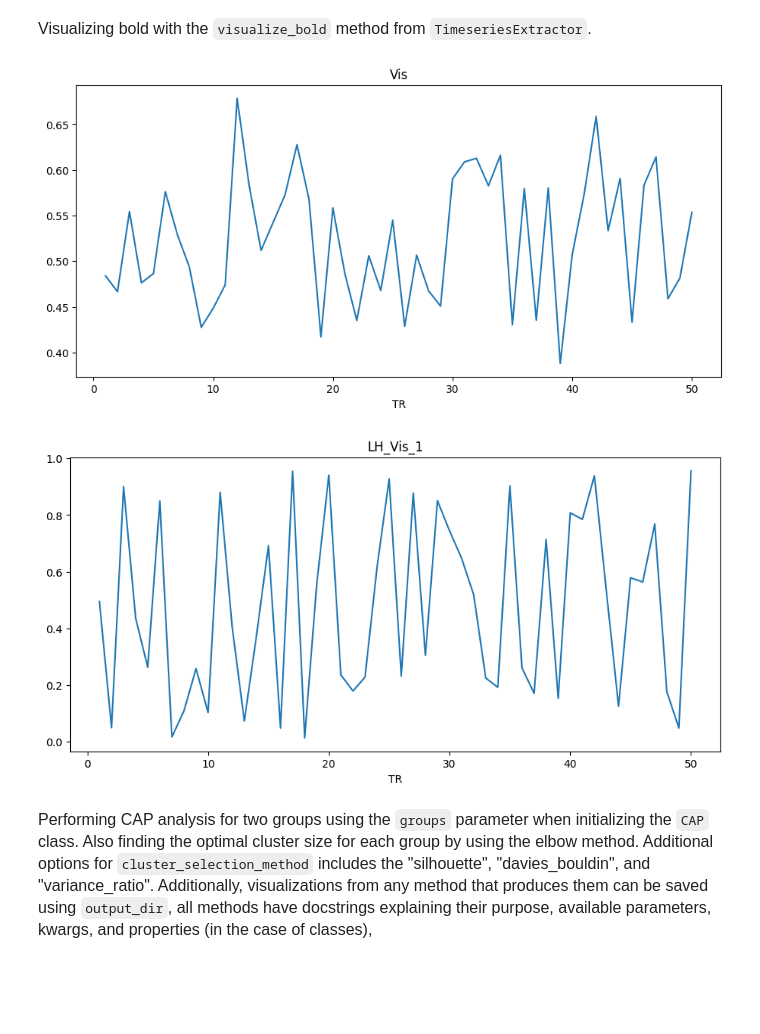
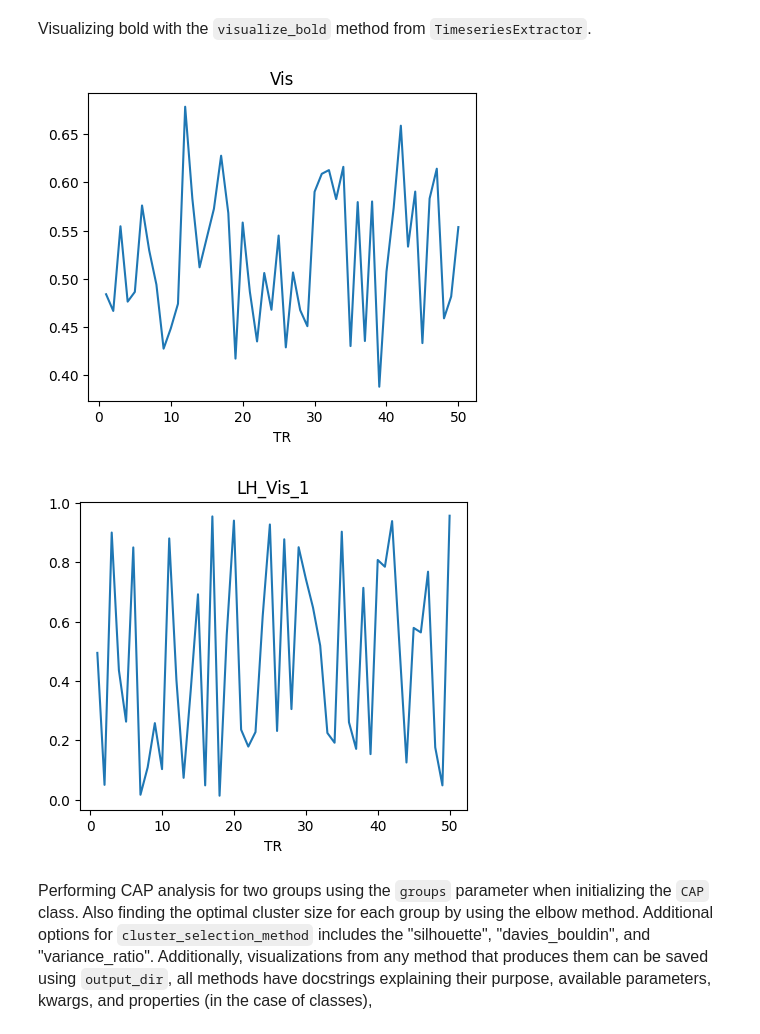
Before and after one commit to donishadsmith/neurocaps, a Jupyter notebook: demo.ipynb, the cells around one changed output. Drawn from its saved outputs; the diff is of its cells as text; code cells hidden in the pictures; blank space fills up the shorter version.

```diff
--- a/demo.ipynb
+++ b/demo.ipynb
@@ -52,14 +113,14 @@ with open("sample_for_neurocaps_demo_timeseries.pkl", "rb") as f:
  <font size="3">Visualizing bold with the `visualize_bold` method from `TimeseriesExtractor`.</font>
 # %%
 if ncol == 116:
-    extractor.visualize_bold(subj_id="1",run=1, region="Cerebelum")
-    extractor.visualize_bold(subj_id="1",run=1, roi_indx=0)
+    extractor.visualize_bold(subj_id="1",run=1, region="Cerebelum",figsize=(5,4))
+    extractor.visualize_bold(subj_id="1",run=1, roi_indx=0,figsize=(5,4))
 else:
-    extractor.visualize_bold(subj_id="1",run=1, region="Vis")
-    extractor.visualize_bold(subj_id="1",run=1, roi_indx="LH_Vis_1")
+    extractor.visualize_bold(subj_id="1",run=1, region="Vis",figsize=(5,4))
+    extractor.visualize_bold(subj_id="1",run=1, roi_indx="LH_Vis_1",figsize=(5,4))
 # %% [output]
-[figure, old version]
+[figure, new version]
-[figure, old version]
+[figure, new version]
 # %% [markdown]
  <font size="3">Performing CAP analysis for two groups using the `groups` parameter when initializing the `CAP` class. Also finding the optimal cluster size for each group by using the elbow method. Additional options for `cluster_selection_method` includes the "silhouette", "davies_bouldin", and "variance_ratio". Additionally, visualizations from any method that produces them can be saved using `output_dir`, all methods have docstrings explaining their purpose, available parameters, kwargs, and properties (in the case of classes),</font>
 # %%
```
Also changed, not shown: parts of 37 cells of this notebook, 18 other files.
